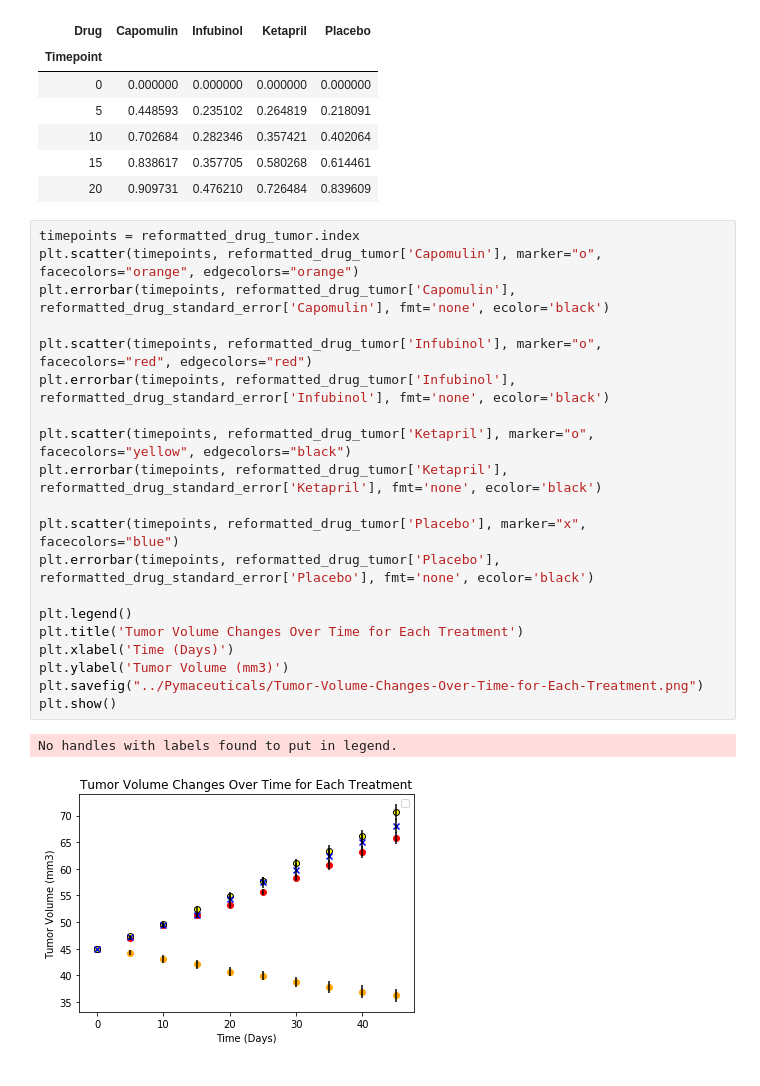
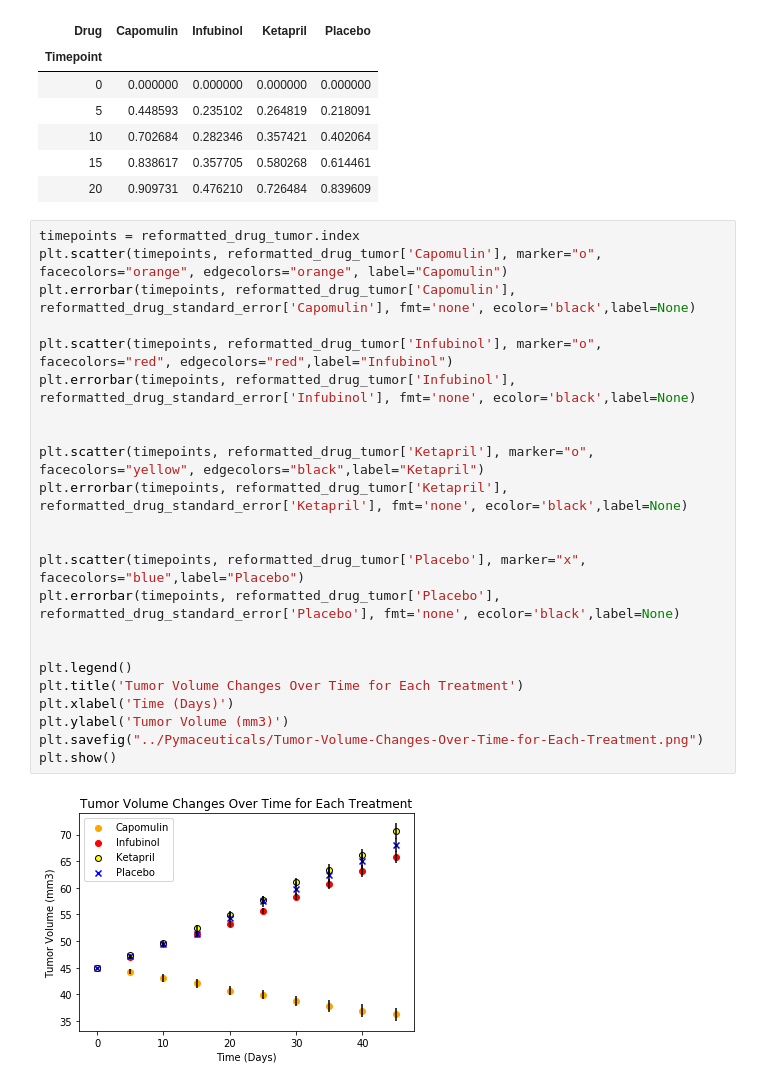
Before and after one commit to claudiaahrens/matplotlib-challenge, a Jupyter notebook: Pymaceuticals/Homework 5.ipynb, the cells around one changed output. Cells and saved outputs as stored; diff of their text form.

```diff
--- a/Pymaceuticals/Homework 5.ipynb
+++ b/Pymaceuticals/Homework 5.ipynb
@@ -102,24 +102,26 @@ reformatted_drug_standard_error.head()
 | 20 | 0.909731 | 0.476210 | 0.726484 | 0.839609 |
 # %%
 timepoints = reformatted_drug_tumor.index
-plt.scatter(timepoints, reformatted_drug_tumor['Capomulin'], marker="o", facecolors="orange", edgecolors="orange")
-plt.errorbar(timepoints, reformatted_drug_tumor['Capomulin'], reformatted_drug_standard_error['Capomulin'], fmt='none', ecolor='black')
+plt.scatter(timepoints, reformatted_drug_tumor['Capomulin'], marker="o", facecolors="orange", edgecolors="orange", label="Capomulin")
+plt.errorbar(timepoints, reformatted_drug_tumor['Capomulin'], reformatted_drug_standard_error['Capomulin'], fmt='none', ecolor='black',label=None)
 
-plt.scatter(timepoints, reformatted_drug_tumor['Infubinol'], marker="o", facecolors="red", edgecolors="red")
-plt.errorbar(timepoints, reformatted_drug_tumor['Infubinol'], reformatted_drug_standard_error['Infubinol'], fmt='none', ecolor='black')
+plt.scatter(timepoints, reformatted_drug_tumor['Infubinol'], marker="o", facecolors="red", edgecolors="red",label="Infubinol")
+plt.errorbar(timepoints, reformatted_drug_tumor['Infubinol'], reformatted_drug_standard_error['Infubinol'], fmt='none', ecolor='black',label=None)
 
-plt.scatter(timepoints, reformatted_drug_tumor['Ketapril'], marker="o", facecolors="yellow", edgecolors="black")
-plt.errorbar(timepoints, reformatted_drug_tumor['Ketapril'], reformatted_drug_standard_error['Ketapril'], fmt='none', ecolor='black')
 
-plt.scatter(timepoints, reformatted_drug_tumor['Placebo'], marker="x", facecolors="blue")
-plt.errorbar(timepoints, reformatted_drug_tumor['Placebo'], reformatted_drug_standard_error['Placebo'], fmt='none', ecolor='black')
+plt.scatter(timepoints, reformatted_drug_tumor['Ketapril'], marker="o", facecolors="yellow", edgecolors="black",label="Ketapril")
+plt.errorbar(timepoints, reformatted_drug_tumor['Ketapril'], reformatted_drug_standard_error['Ketapril'], fmt='none', ecolor='black',label=None)
+
+
+plt.scatter(timepoints, reformatted_drug_tumor['Placebo'], marker="x", facecolors="blue",label="Placebo")
+plt.errorbar(timepoints, reformatted_drug_tumor['Placebo'], reformatted_drug_standard_error['Placebo'], fmt='none', ecolor='black',label=None)
+
 
 plt.legend()
 plt.title('Tumor Volume Changes Over Time for Each Treatment')
 plt.xlabel('Time (Days)')
 plt.ylabel('Tumor Volume (mm3)')
 plt.savefig("../Pymaceuticals/Tumor-Volume-Changes-Over-Time-for-Each-Treatment.png")
 plt.show()
 # %% [output]
-No handles with labels found to put in legend.
-[figure, old version]
+[figure, new version]
```
Also changed, not shown: parts of 5 cells of this notebook, 3 other files.
